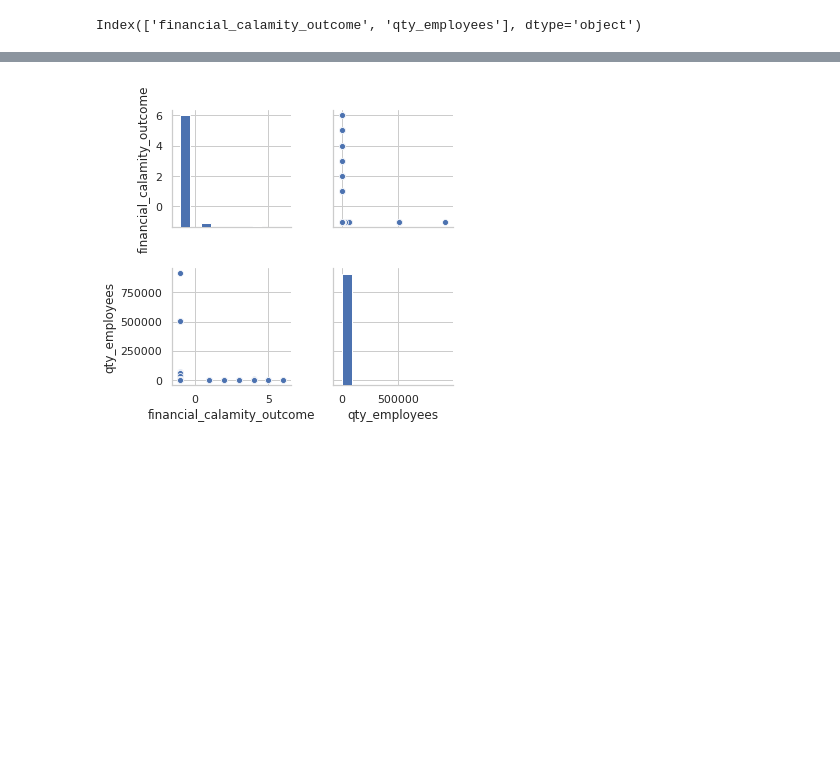
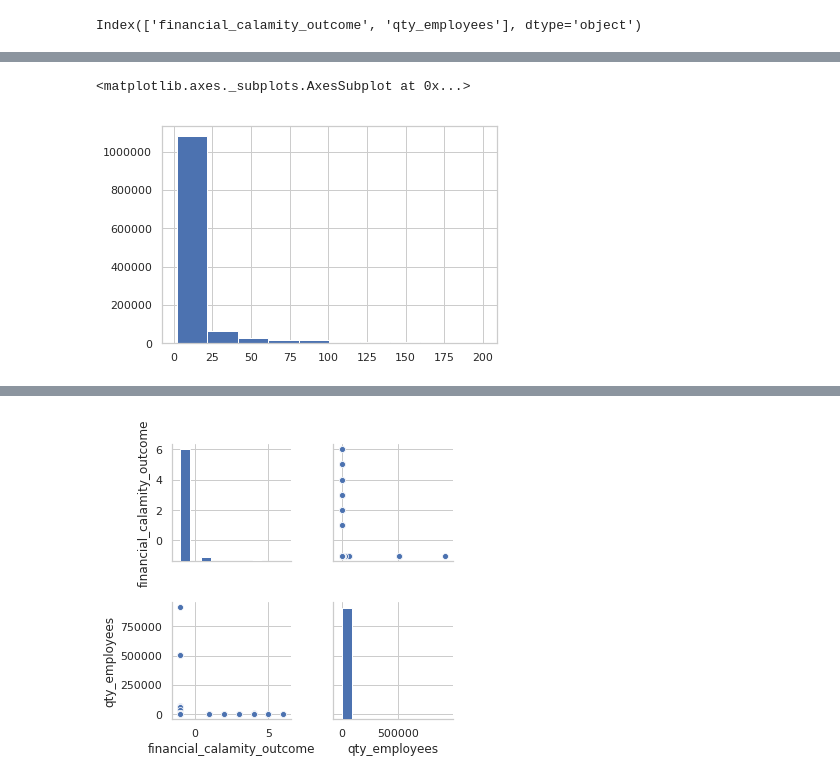
Before and after one commit to mark-me/relocation_indicator, a Jupyter notebook: Notebooks/Data_Merging/graydon_inspect_one_year.ipynb, the cells around one changed output, grey strips where cells are left out. Drawn from its saved outputs; the diff is of its cells as text; code cells hidden in the pictures; blank space fills up the shorter version.

```diff
--- a/Notebooks/Data_Merging/graydon_inspect_one_year.ipynb
+++ b/Notebooks/Data_Merging/graydon_inspect_one_year.ipynb
@@ -629,0 +667,5 @@ financial_calamity_outcome
+# %%
+subset_train[subset_train['qty_employees']<200]['qty_employees'].hist()
+# %% [output]
+<matplotlib.axes._subplots.AxesSubplot at 0x...>
+[figure, added]
```
Also changed, not shown: parts of 43 cells of this notebook, 1 other file.
